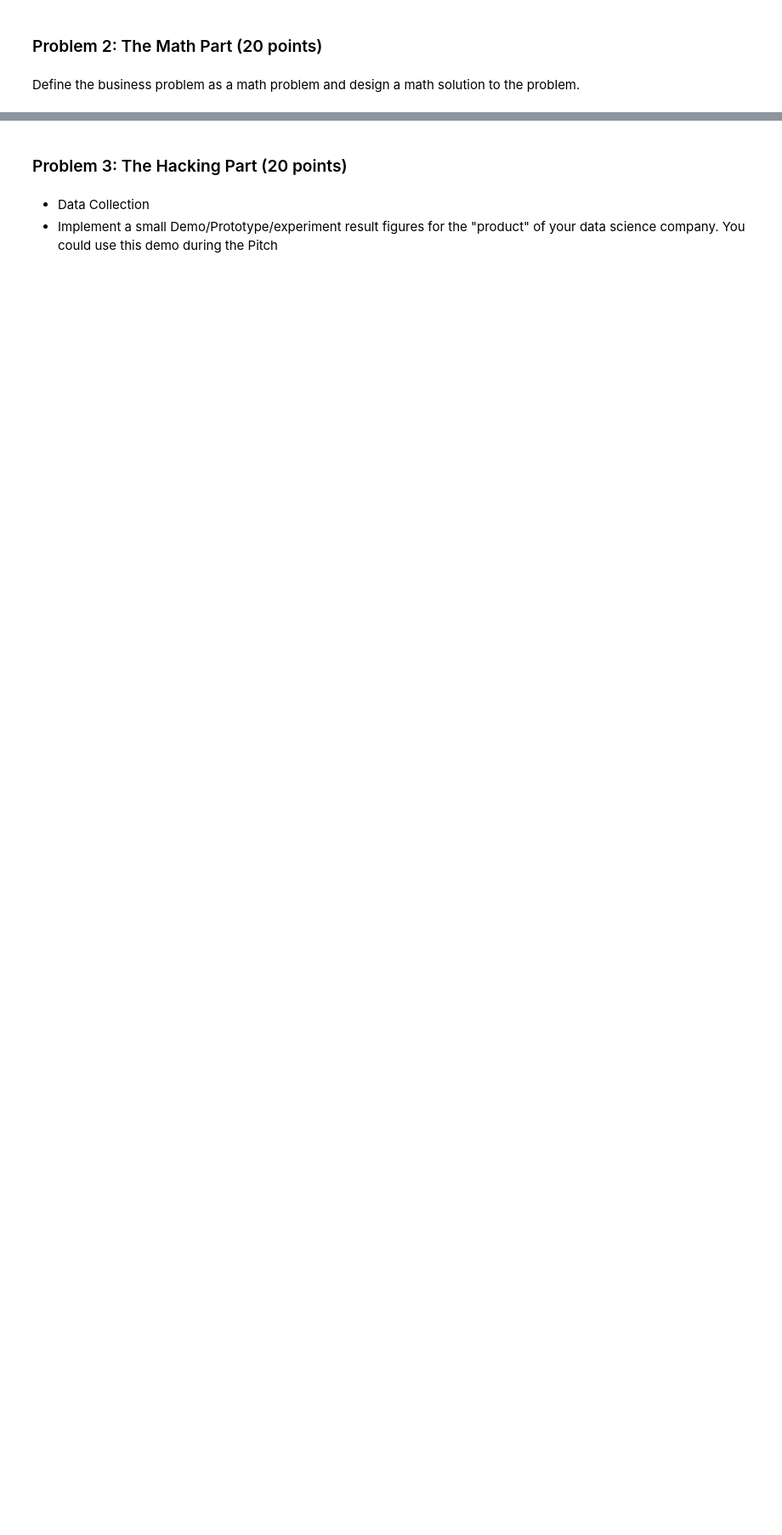
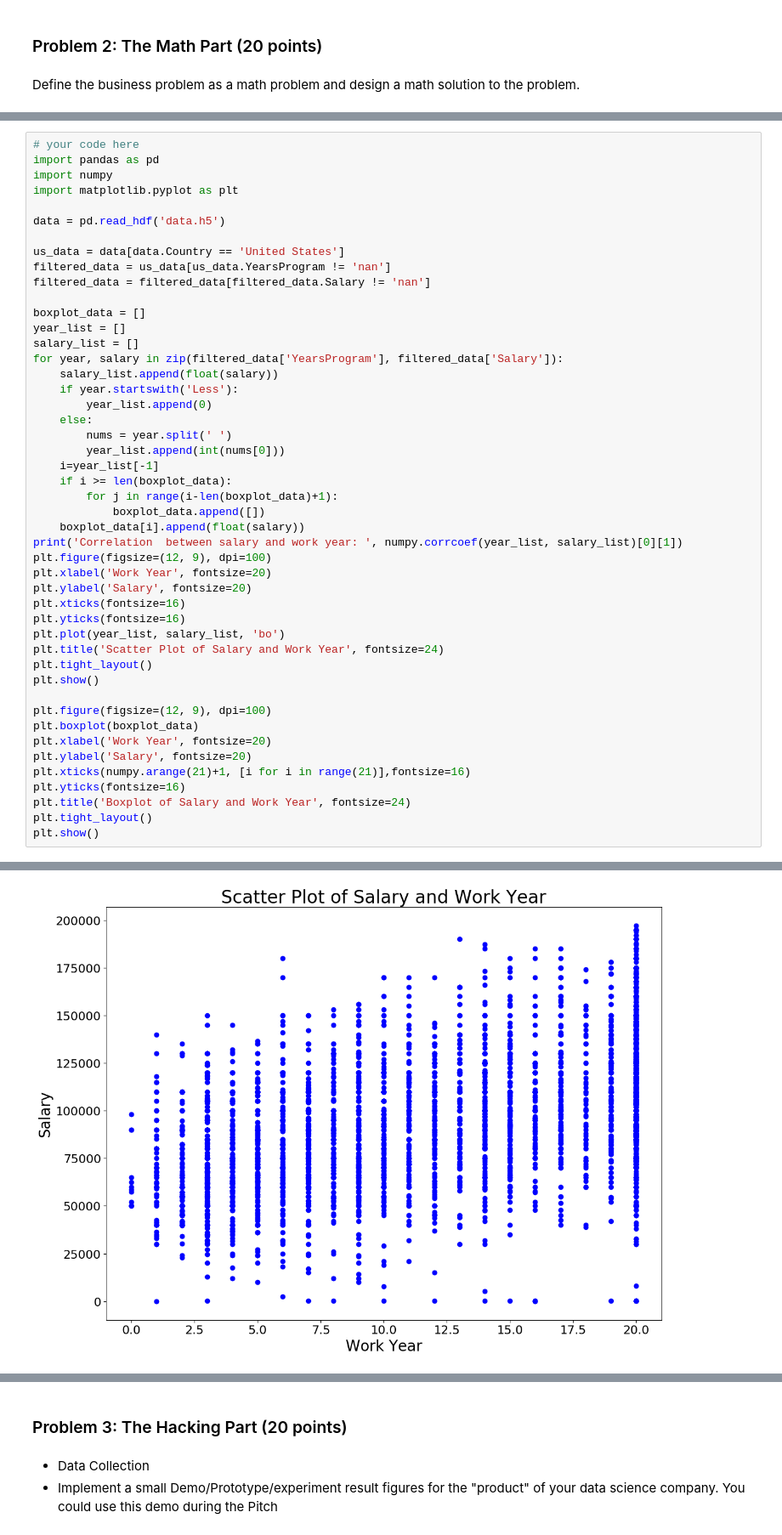
Before and after one commit to DS501-17Fall/Project-04, a Jupyter notebook: Case4.ipynb, the cells around one changed output, grey strips where cells are left out. Shown at 85% size. Drawn from its saved outputs; the diff is of its cells as text; blank space fills up the shorter version.

```diff
--- a/Case4.ipynb
+++ b/Case4.ipynb
@@ -104,0 +115,48 @@ Define the business problem as a math problem and design a math solution to the
+# %%
+# your code here
+import pandas as pd
+import numpy
+import matplotlib.pyplot as plt
+
+data = pd.read_hdf('data.h5')
+
+us_data = data[data.Country == 'United States']
+filtered_data = us_data[us_data.YearsProgram != 'nan']
+filtered_data = filtered_data[filtered_data.Salary != 'nan']
+
+boxplot_data = []
+year_list = []
+salary_list = []
+for year, salary in zip(filtered_data['YearsProgram'], filtered_data['Salary']):
+    salary_list.append(float(salary))
+    if year.startswith('Less'):
+        year_list.append(0)
+    else:
+        nums = year.split(' ')
+        year_list.append(int(nums[0]))
+    i=year_list[-1]
+    if i >= len(boxplot_data):
+        for j in range(i-len(boxplot_data)+1):
+            boxplot_data.append([])
+    boxplot_data[i].append(float(salary))
+print('Correlation  between salary and work year: ', numpy.corrcoef(year_list, salary_list)[0][1])
+plt.figure(figsize=(12, 9), dpi=100)
+plt.xlabel('Work Year', fontsize=20)
+plt.ylabel('Salary', fontsize=20)
+plt.xticks(fontsize=16)
+plt.yticks(fontsize=16)
+plt.plot(year_list, salary_list, 'bo')
+plt.title('Scatter Plot of Salary and Work Year', fontsize=24)
+plt.tight_layout()
+plt.show()
+
+plt.figure(figsize=(12, 9), dpi=100)
+plt.boxplot(boxplot_data)
+plt.xlabel('Work Year', fontsize=20)
+plt.ylabel('Salary', fontsize=20)
+plt.xticks(numpy.arange(21)+1, [i for i in range(21)],fontsize=16)
+plt.yticks(fontsize=16)
+plt.title('Boxplot of Salary and Work Year', fontsize=24)
+plt.tight_layout()
+plt.show()
+# %% [output]
@@ -104,0 +164 @@ Define the business problem as a math problem and design a math solution to the
+[figure, added]
```
Also changed, not shown: parts of 7 cells of this notebook, 1 other file.
